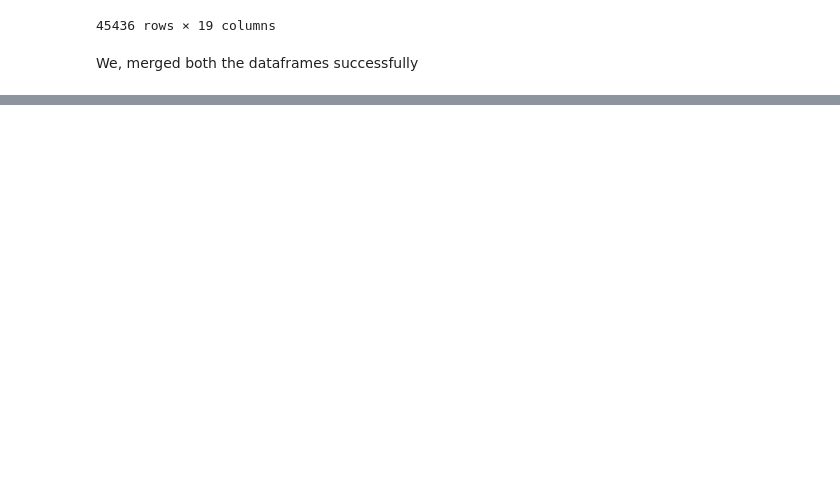
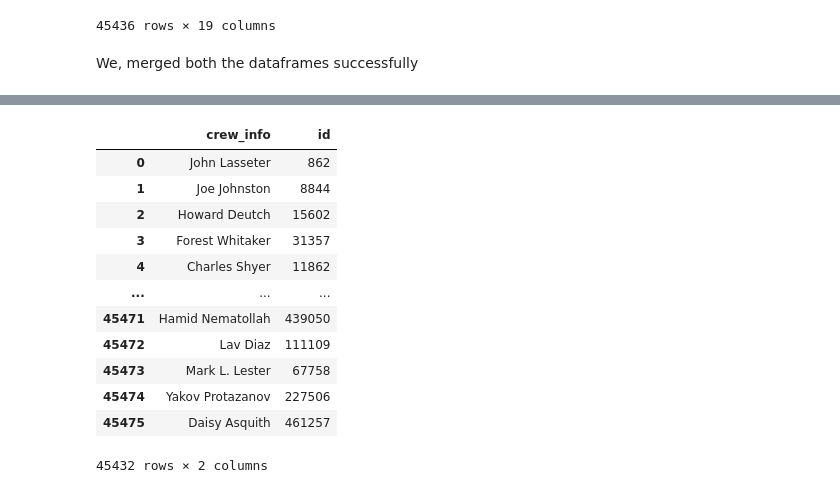
Before and after one commit to AmeyDande/pandas-movie-analysis, a Jupyter notebook: notebook/cleaning-movies-analysis.ipynb, the cells around one changed output, grey strips where cells are left out. Saved outputs shown, nothing was run; the diff lists cells and outputs as text; code cells hidden in the pictures; blank space fills up the shorter version.

```diff
--- a/notebook/cleaning-movies-analysis.ipynb
+++ b/notebook/cleaning-movies-analysis.ipynb
@@ -693,0 +701,18 @@ memory usage: 6.6 MB
+# %%
+crew_info = crew[['crew_info', 'id']]
+# %%
+crew_info
+# %% [output]
+|  | crew_info | id |
+| 0 | John Lasseter | 862 |
+| 1 | Joe Johnston | 8844 |
+| 2 | Howard Deutch | 15602 |
+| 3 | Forest Whitaker | 31357 |
+| 4 | Charles Shyer | 11862 |
+| ... | ... | ... |
+| 45471 | Hamid Nematollah | 439050 |
+| 45472 | Lav Diaz | 111109 |
+| 45473 | Mark L. Lester | 67758 |
+| 45474 | Yakov Protazanov | 227506 |
+| 45475 | Daisy Asquith | 461257 |
+45432 rows × 2 columns
```
Also changed, not shown: parts of 18 cells of this notebook.
